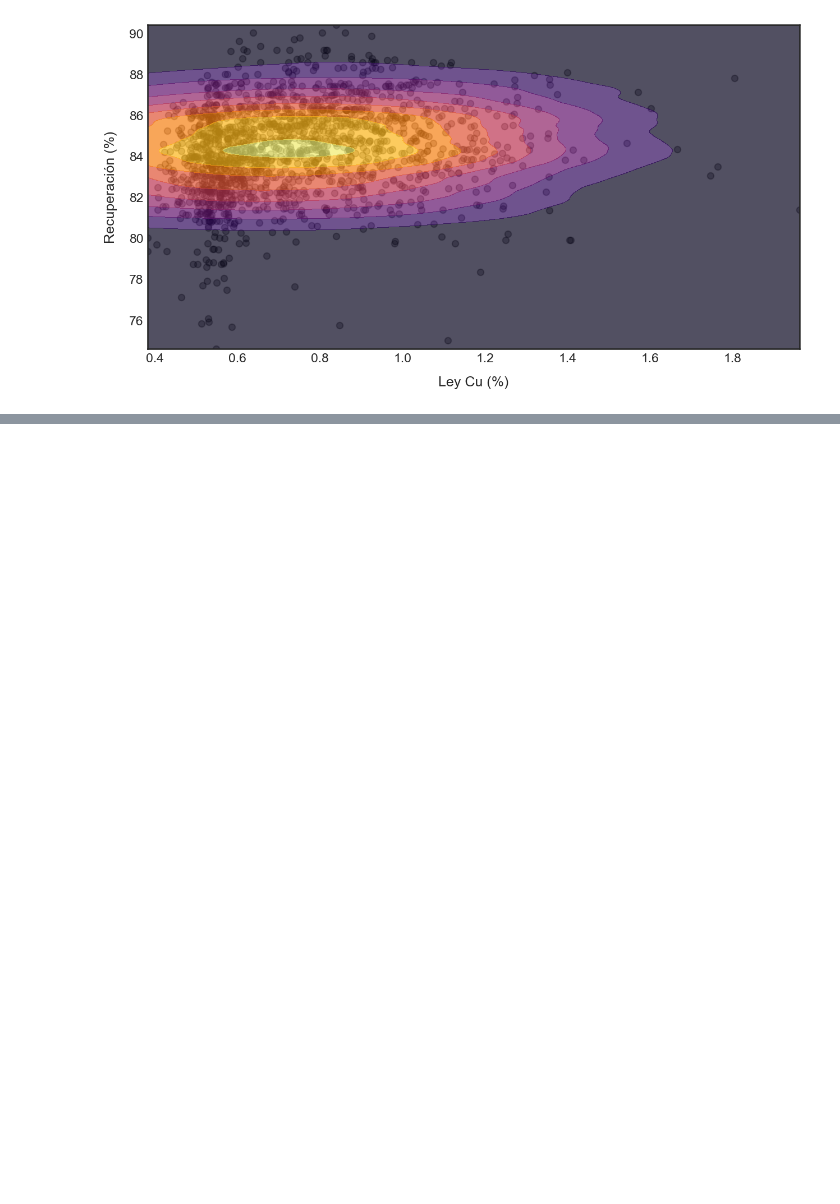
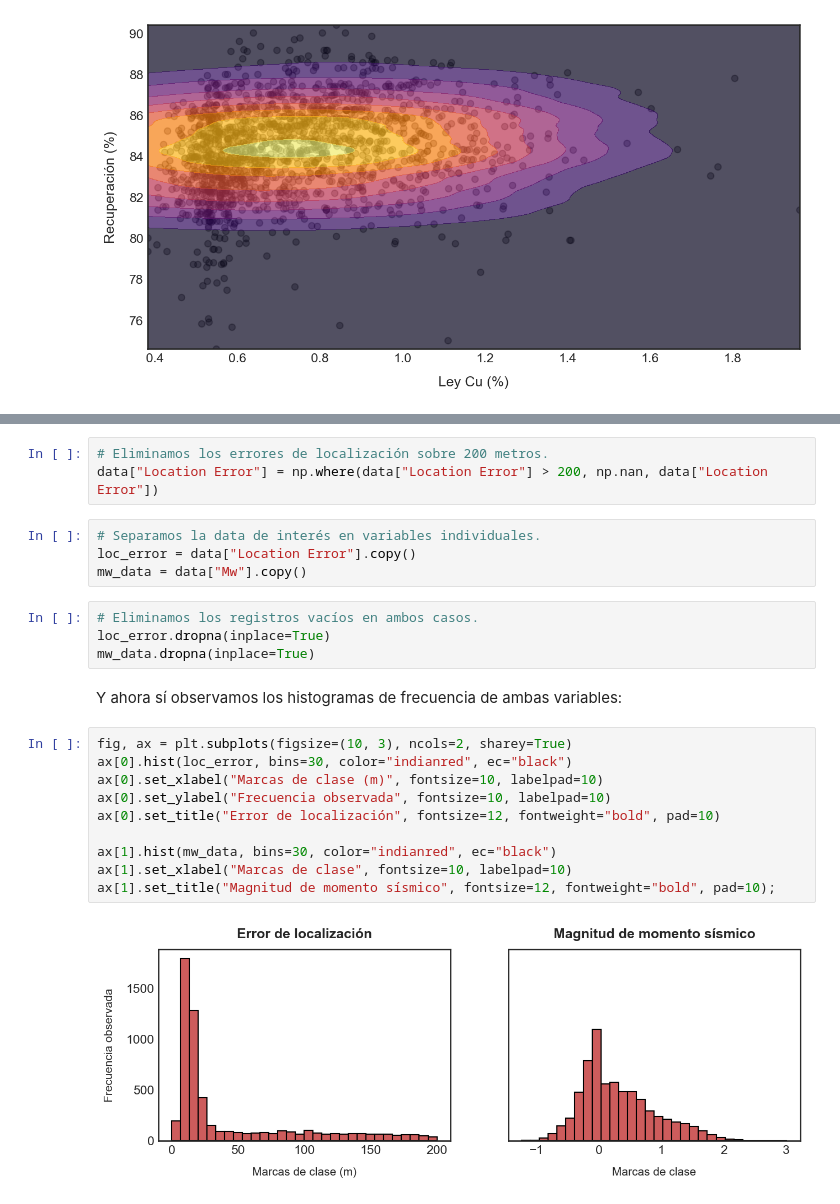
Before and after one commit to rquezadac/udd_data_analytics_lectures, a Jupyter notebook: seccion_04_scipy/clase_4_1.ipynb, the cells around one changed output, grey strips where cells are left out. Saved outputs shown, nothing was run; the diff lists cells and outputs as text; blank space fills up the shorter version.

```diff
--- a/seccion_04_scipy/clase_4_1.ipynb
+++ b/seccion_04_scipy/clase_4_1.ipynb
@@ -1042,0 +1120,25 @@ El AIC tiene sus fundamentos en la teoría de la información
+# %%
+# Eliminamos los errores de localización sobre 200 metros.
+data["Location Error"] = np.where(data["Location Error"] > 200, np.nan, data["Location Error"])
+# %%
+# Separamos la data de interés en variables individuales.
+loc_error = data["Location Error"].copy()
+mw_data = data["Mw"].copy()
+# %%
+# Eliminamos los registros vacíos en ambos casos.
+loc_error.dropna(inplace=True)
+mw_data.dropna(inplace=True)
+# %% [markdown]
+Y ahora sí observamos los histogramas de frecuencia de ambas variables:
+# %%
+fig, ax = plt.subplots(figsize=(10, 3), ncols=2, sharey=True)
+ax[0].hist(loc_error, bins=30, color="indianred", ec="black")
+ax[0].set_xlabel("Marcas de clase (m)", fontsize=10, labelpad=10)
+ax[0].set_ylabel("Frecuencia observada", fontsize=10, labelpad=10)
+ax[0].set_title("Error de localización", fontsize=12, fontweight="bold", pad=10)
+
+ax[1].hist(mw_data, bins=30, color="indianred", ec="black")
+ax[1].set_xlabel("Marcas de clase", fontsize=10, labelpad=10)
+ax[1].set_title("Magnitud de momento sísmico", fontsize=12, fontweight="bold", pad=10);
+# %% [output]
+[figure, added]
```
Also changed, not shown: parts of 98 cells of this notebook, 1 other file.
